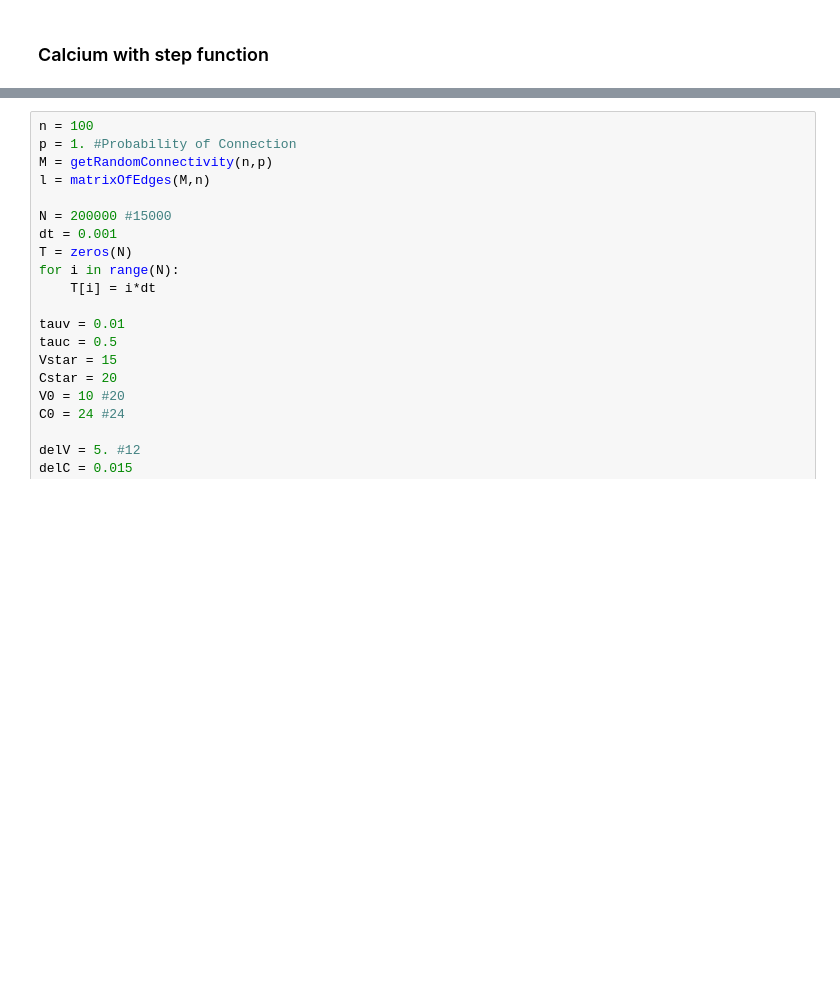
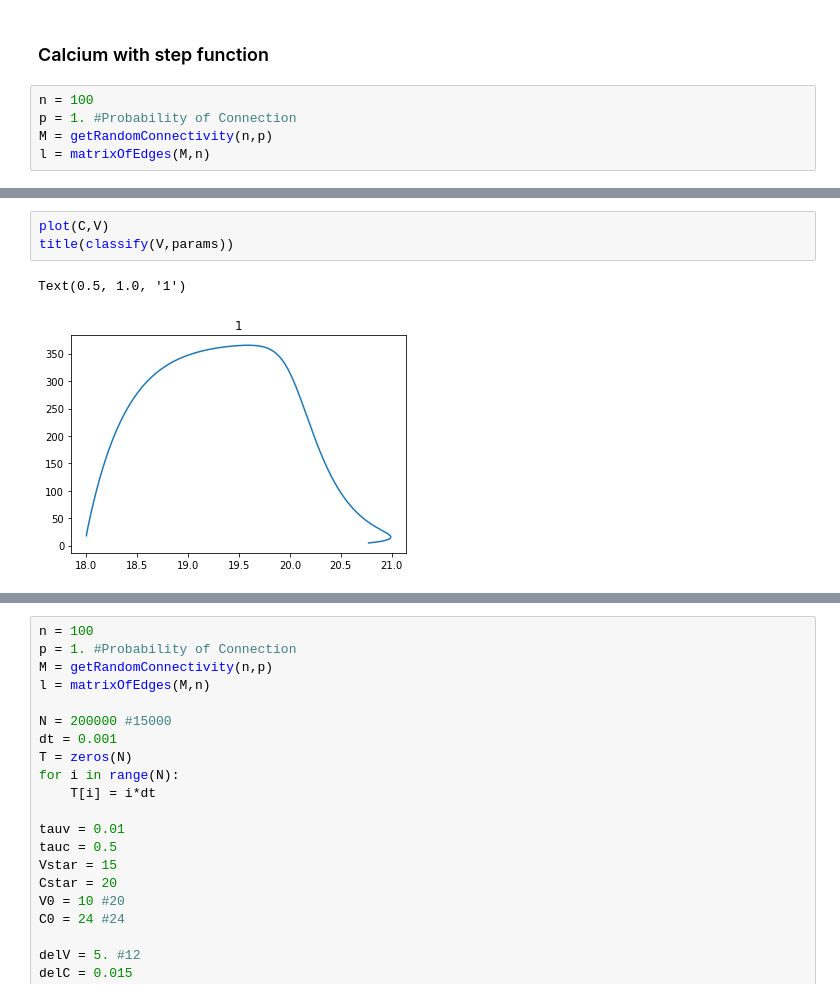
Before and after one commit to mbibireata/Networks, a Jupyter notebook: Class Oriented .ipynb, the cells around one changed output, grey strips where cells are left out. Cells and saved outputs as stored; diff of their text form; blank space fills up the shorter version.

```diff
--- a/Class Oriented .ipynb
+++ b/Class Oriented .ipynb
@@ -1056,2 +1134,7 @@ class MeanFieldStepNetwork:
 # %% [markdown]
 ### Calcium with step function
+# %%
+n = 100
+p = 1. #Probability of Connection
+M = getRandomConnectivity(n,p)
+l = matrixOfEdges(M,n)
@@ -1058,3 +1184,9 @@ class MeanFieldStepNetwork:
+# %%
+plot(C,V)
+title(classify(V,params))
+# %% [output]
+Text(0.5, 1.0, '1')
+[figure, added]
 # %%
 N = 10000 #Number of Steps
 dt = 0.001
```
Also changed, not shown: parts of 4 cells of this notebook.
